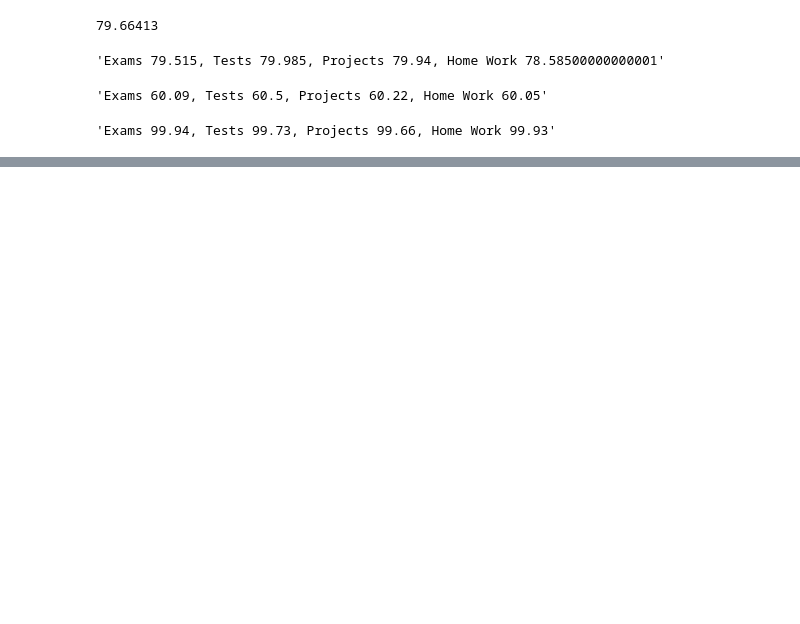
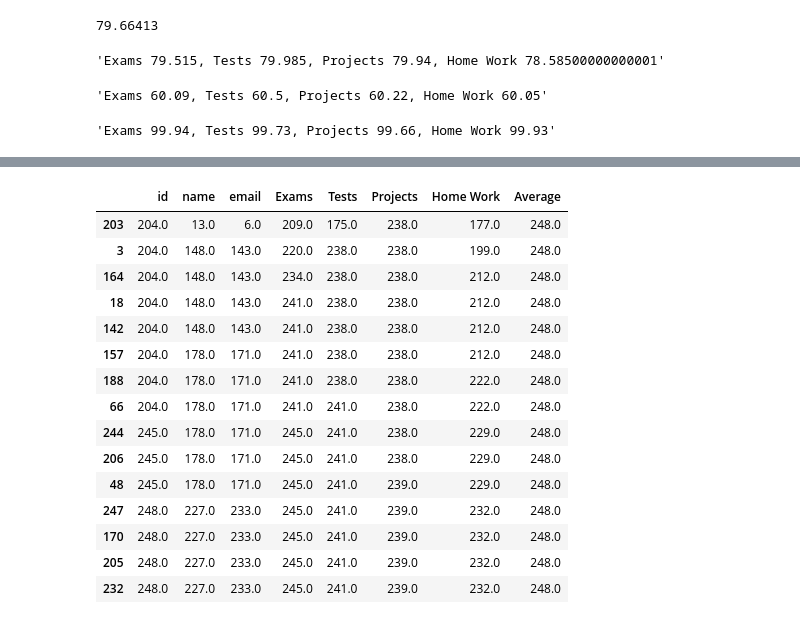
Before and after one commit to stradtkt/DataScience, a Jupyter notebook: pandas_practice.ipynb, the cells around one changed output, grey strips where cells are left out. Drawn from its saved outputs; the diff is of its cells as text; code cells hidden in the pictures; blank space fills up the shorter version.

```diff
--- a/pandas_practice.ipynb
+++ b/pandas_practice.ipynb
@@ -197,0 +217,19 @@ maxEverything()
+# %%
+df.rank(method='dense').cummax().head(15)
+# %% [output]
+|  | id | name | email | Exams | Tests | Projects | Home Work | Average |
+| 203 | 204.0 | 13.0 | 6.0 | 209.0 | 175.0 | 238.0 | 177.0 | 248.0 |
+| 3 | 204.0 | 148.0 | 143.0 | 220.0 | 238.0 | 238.0 | 199.0 | 248.0 |
+| 164 | 204.0 | 148.0 | 143.0 | 234.0 | 238.0 | 238.0 | 212.0 | 248.0 |
+| 18 | 204.0 | 148.0 | 143.0 | 241.0 | 238.0 | 238.0 | 212.0 | 248.0 |
+| 142 | 204.0 | 148.0 | 143.0 | 241.0 | 238.0 | 238.0 | 212.0 | 248.0 |
+| 157 | 204.0 | 178.0 | 171.0 | 241.0 | 238.0 | 238.0 | 212.0 | 248.0 |
+| 188 | 204.0 | 178.0 | 171.0 | 241.0 | 238.0 | 238.0 | 222.0 | 248.0 |
+| 66 | 204.0 | 178.0 | 171.0 | 241.0 | 241.0 | 238.0 | 222.0 | 248.0 |
+| 244 | 245.0 | 178.0 | 171.0 | 245.0 | 241.0 | 238.0 | 229.0 | 248.0 |
+| 206 | 245.0 | 178.0 | 171.0 | 245.0 | 241.0 | 238.0 | 229.0 | 248.0 |
+| 48 | 245.0 | 178.0 | 171.0 | 245.0 | 241.0 | 239.0 | 229.0 | 248.0 |
+| 247 | 248.0 | 227.0 | 233.0 | 245.0 | 241.0 | 239.0 | 232.0 | 248.0 |
+| 170 | 248.0 | 227.0 | 233.0 | 245.0 | 241.0 | 239.0 | 232.0 | 248.0 |
+| 205 | 248.0 | 227.0 | 233.0 | 245.0 | 241.0 | 239.0 | 232.0 | 248.0 |
+| 232 | 248.0 | 227.0 | 233.0 | 245.0 | 241.0 | 239.0 | 232.0 | 248.0 |
```
Also changed, not shown: parts of 2 cells of this notebook.
